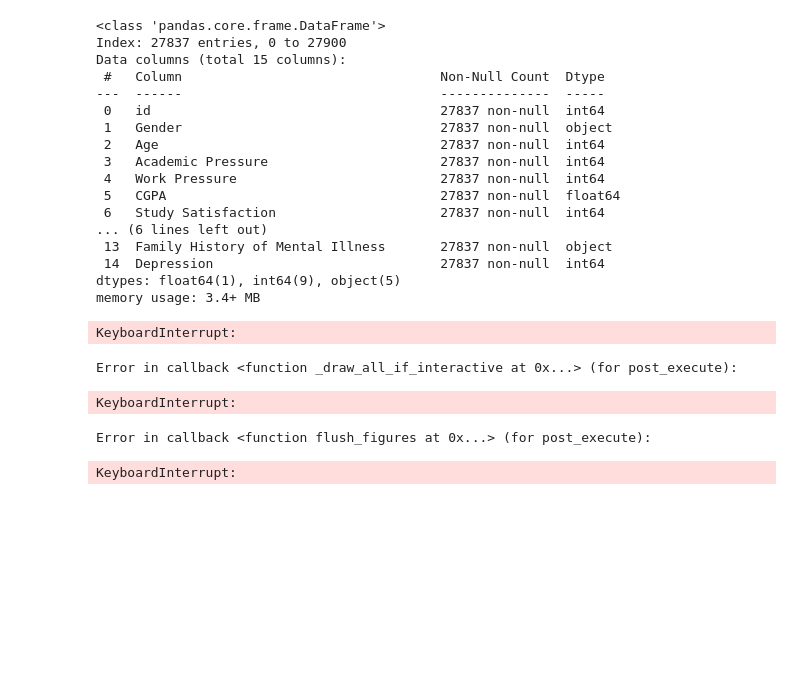
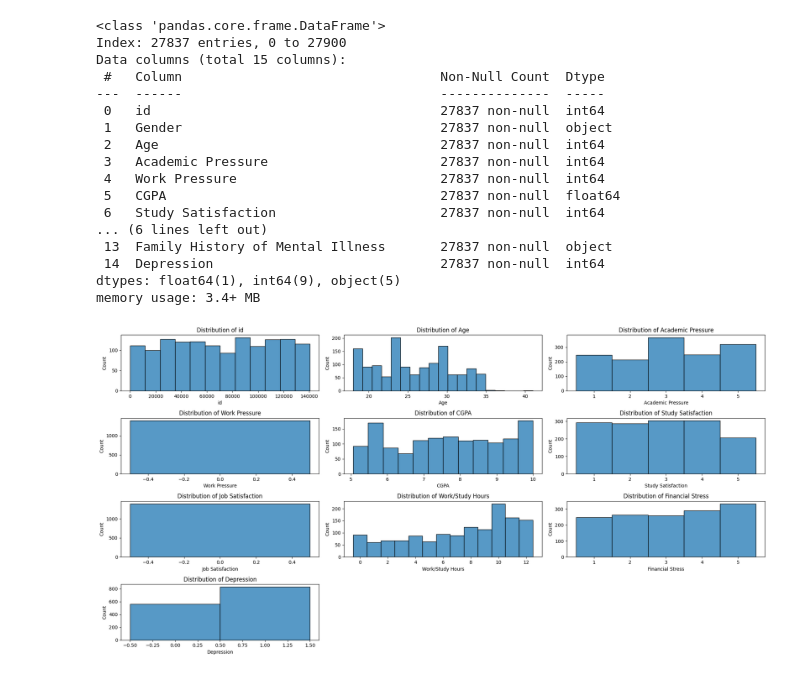
Before and after one commit to puck-arthur/data-learning, a Jupyter notebook: notebooks/week3_classification_models.ipynb, the cells around one changed output. Drawn from its saved outputs; the diff is of its cells as text; code cells hidden in the pictures; blank space fills up the shorter version.

```diff
--- a/notebooks/week3_classification_models.ipynb
+++ b/notebooks/week3_classification_models.ipynb
@@ -236,40 +236,37 @@ import math
 
 # Code to visualize the histogram of all numerical values in the dataframe
 
-numeric_columns = list(df.select_dtypes(include=['float64','int64']).dtypes.items()) # Tupples in the format (column_name, dtype)
+numeric_columns = list(df.select_dtypes(include='number').dtypes.items()) # Tupples in the format (column_name, dtype)
 
-sample = df.sample(frac=0.05, random_state=0)  # for large datasets
+sample = df.sample(frac=0.8, random_state=0)  # for large datasets
 
 num_columns = 3
 num_rows = math.ceil(len(numeric_columns) / num_columns)
 
 plt.figure(figsize=(20, 10))
 
 i = 0
 
 for column_name, dtype in numeric_columns:
 
   # Checking if the histogram should be discrete
   n_uniques = df[column_name].nunique()
   discrete = ((dtype == 'int64') & (n_uniques < 20)) # if is integer with fewer than 20 values, discrete==True
 
+  # Plotting
   plt.subplot(num_rows, num_columns, i + 1)
   sb.histplot(
       data=sample,
       x=column_name,
       #kde=True, #Only if data is small
       discrete=discrete
   )
   plt.title(f'Distribution of {column_name}')
   i+=1 # go to next item in the subplot
 
 plt.tight_layout()
 plt.show()
 # %% [output]
-KeyboardInterrupt:
-Error in callback <function _draw_all_if_interactive at 0x...> (for post_execute):
-KeyboardInterrupt:
-Error in callback <function flush_figures at 0x...> (for post_execute):
-KeyboardInterrupt:
+[figure, added]
 # %%
 # Lets create our preprocessing pipeline
```
